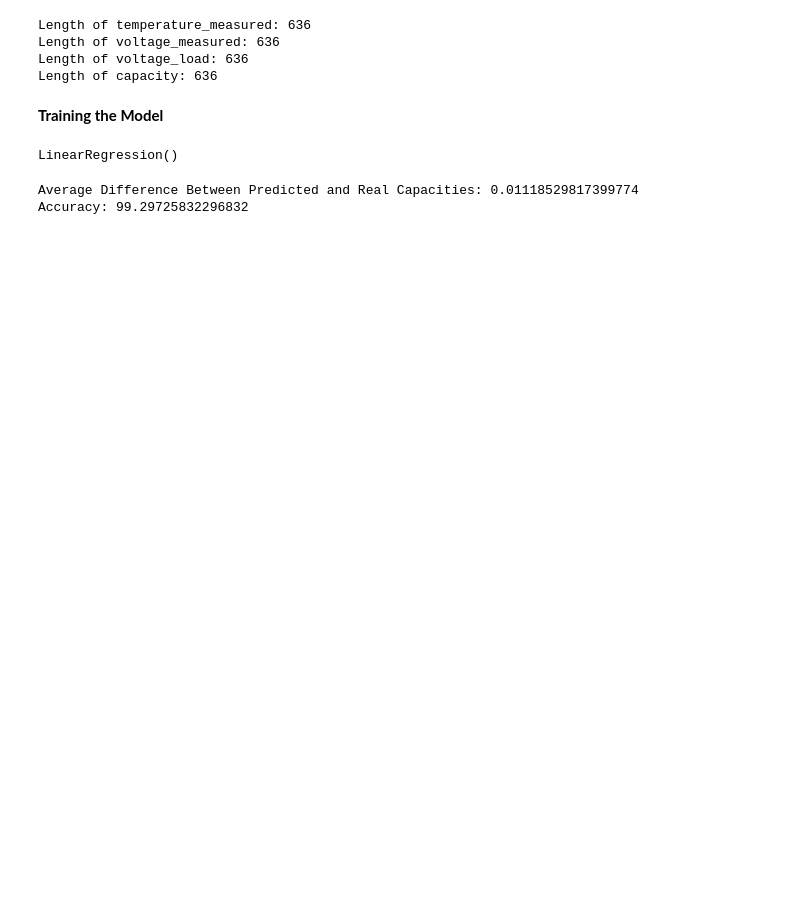
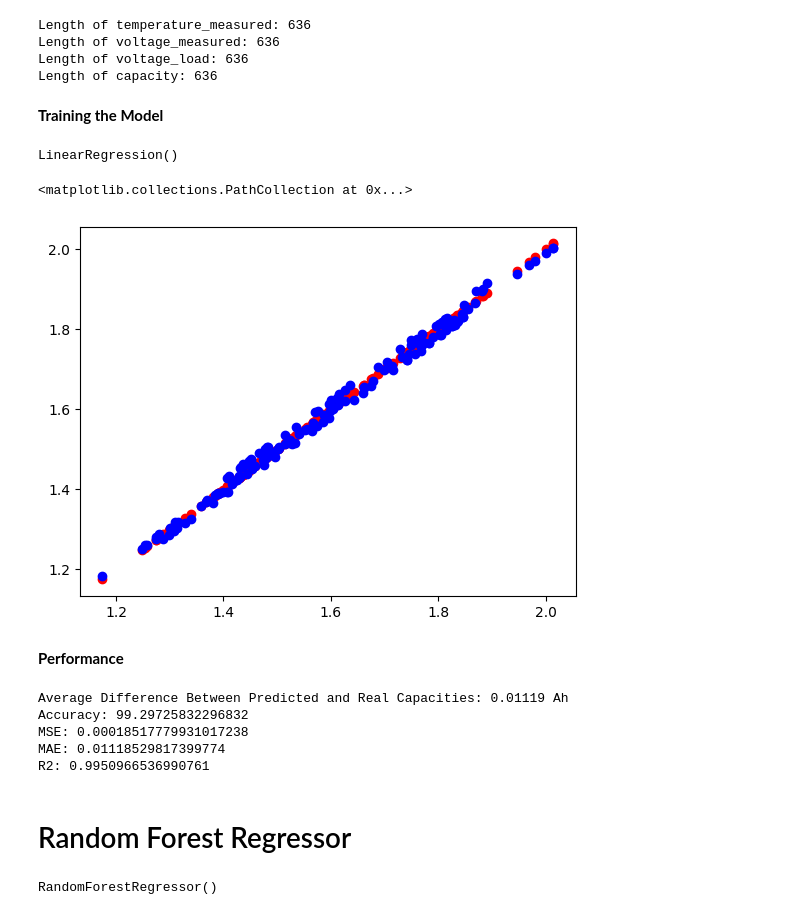
Before and after one commit to Shreeshabhat10/Battery-RUL-Predictor, a Jupyter notebook: our_proj.ipynb, the cells around one changed output. Saved outputs shown, nothing was run; the diff lists cells and outputs as text; code cells hidden in the pictures; blank space fills up the shorter version.

```diff
--- a/our_proj.ipynb
+++ b/our_proj.ipynb
@@ -383,8 +383,16 @@ regressor = LinearRegression()
 regressor.fit(X_train, y_train)
 # %% [output]
 LinearRegression()
+# %%
+y_pred = regressor.predict(X_test)
+plt.scatter(y_test, y_test, color='red')  # Actual values in red
+plt.scatter(y_test, y_pred, color='blue') # Predicted values in blue
+# %% [output]
+<matplotlib.collections.PathCollection at 0x...>
+[figure, added]
+# %% [markdown]
+**Performance**
 # %%
-y_pred = regressor.predict(X_test)
 diff = 0
 total = 0
 for i in range(len(y_test)):
@@ -393,8 +401,30 @@ for i in range(len(y_test)):
 diff /= len(y_test)
 total /= len(y_test)
 accuracy = ((total - diff) / total) * 100
-print(f'Average Difference Between Predicted and Real Capacities: {diff}')
+print(f'Average Difference Between Predicted and Real Capacities: {diff:.4} Ah')
 print(f'Accuracy: {accuracy}')
+
+
+mse = mean_squared_error(y_test, y_pred)
+mae = mean_absolute_error(y_test, y_pred)
+r2 = r2_score(y_test, y_pred)
+
+print(f'MSE: {mse}')
+print(f'MAE: {mae}')
+print(f'R2: {r2}')
 # %% [output]
-Average Difference Between Predicted and Real Capacities: 0.01118529817399774
+Average Difference Between Predicted and Real Capacities: 0.01119 Ah
 Accuracy: 99.29725832296832
+MSE: 0.00018517779931017238
+MAE: 0.01118529817399774
+R2: 0.9950966536990761
+# %% [markdown]
+# Random Forest Regressor
+# %%
+from sklearn.ensemble import RandomForestRegressor
+rnd = RandomForestRegressor()
+
+# Fit the random forest regressor to the data
+rnd.fit(X_train, y_train)
+# %% [output]
+RandomForestRegressor()
```
Also changed, not shown: parts of 15 cells of this notebook.
